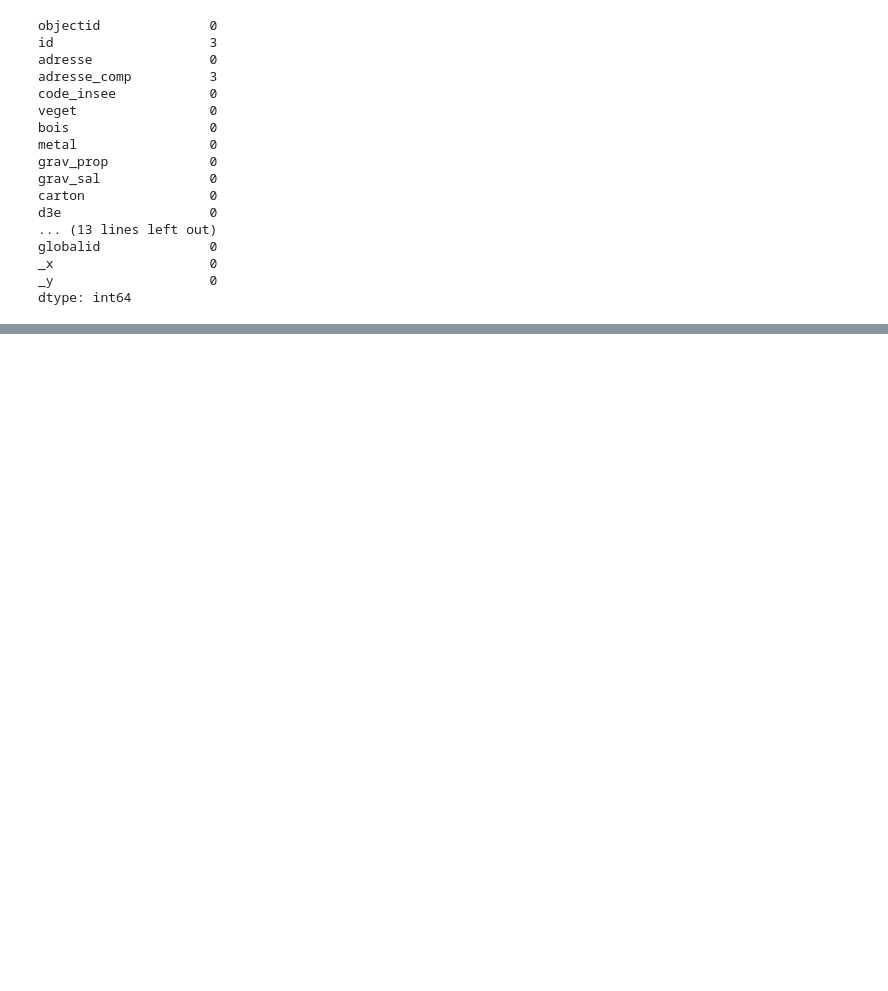
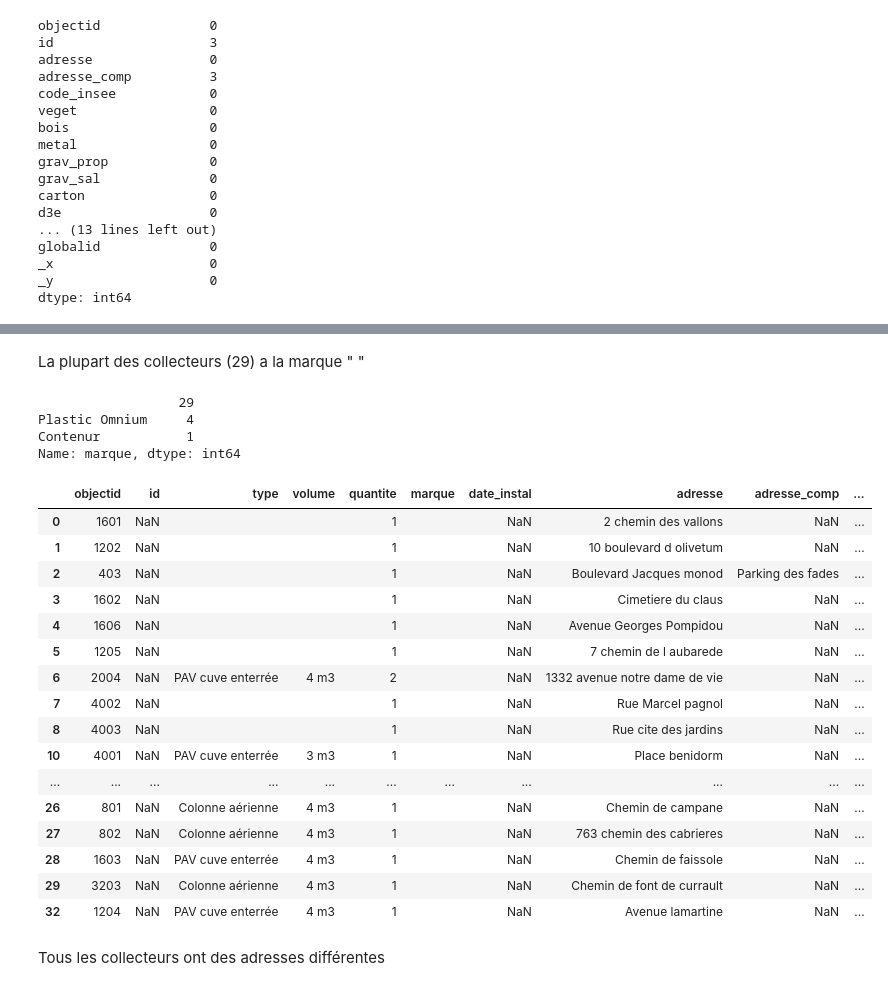
Before and after one commit to antjacquemin/cliiinkv0, a Jupyter notebook: src/DataViz.ipynb, the cells around one changed output, grey strips where cells are left out. Saved outputs shown, nothing was run; the diff lists cells and outputs as text; code cells hidden in the pictures; blank space fills up the shorter version.

```diff
--- a/src/DataViz.ipynb
+++ b/src/DataViz.ipynb
@@ -75,0 +466,31 @@ Les autres colonnes sont toutes complètes
+# %% [markdown]
+La plupart des collecteurs (29) a la marque " "
+# %%
+dataPapier.marque.value_counts()
+# %% [output]
+                  29
+Plastic Omnium     4
+Contenur           1
+Name: marque, dtype: int64
+# %%
+dataPapier[dataPapier.marque == " "]
+# %% [output]
+|  | objectid | id | type | volume | quantite | marque | date_instal | adresse | adresse_comp | ... |
+| 0 | 1601 | NaN |  |  | 1 |  | NaN | 2 chemin des vallons | NaN | ... |
+| 1 | 1202 | NaN |  |  | 1 |  | NaN | 10 boulevard d olivetum | NaN | ... |
+| 2 | 403 | NaN |  |  | 1 |  | NaN | Boulevard Jacques monod | Parking des fades | ... |
+| 3 | 1602 | NaN |  |  | 1 |  | NaN | Cimetiere du claus | NaN | ... |
+| 4 | 1606 | NaN |  |  | 1 |  | NaN | Avenue Georges Pompidou | NaN | ... |
+| 5 | 1205 | NaN |  |  | 1 |  | NaN | 7 chemin de l aubarede | NaN | ... |
+| 6 | 2004 | NaN | PAV cuve enterrée | 4 m3 | 2 |  | NaN | 1332 avenue notre dame de vie | NaN | ... |
+| 7 | 4002 | NaN |  |  | 1 |  | NaN | Rue Marcel pagnol | NaN | ... |
+| 8 | 4003 | NaN |  |  | 1 |  | NaN | Rue cite des jardins | NaN | ... |
+| 10 | 4001 | NaN | PAV cuve enterrée | 3 m3 | 1 |  | NaN | Place benidorm | NaN | ... |
+| ... | ... | ... | ... | ... | ... | ... | ... | ... | ... | ... |
+| 26 | 801 | NaN | Colonne aérienne | 4 m3 | 1 |  | NaN | Chemin de campane | NaN | ... |
+| 27 | 802 | NaN | Colonne aérienne | 4 m3 | 1 |  | NaN | 763 chemin des cabrieres | NaN | ... |
+| 28 | 1603 | NaN | PAV cuve enterrée | 4 m3 | 1 |  | NaN | Chemin de faissole | NaN | ... |
+| 29 | 3203 | NaN | Colonne aérienne | 4 m3 | 1 |  | NaN | Chemin de font de currault | NaN | ... |
+| 32 | 1204 | NaN | PAV cuve enterrée | 4 m3 | 1 |  | NaN | Avenue lamartine | NaN | ... |
+# %% [markdown]
+Tous les collecteurs ont des adresses différentes
```
Also changed, not shown: parts of 138 cells of this notebook.
